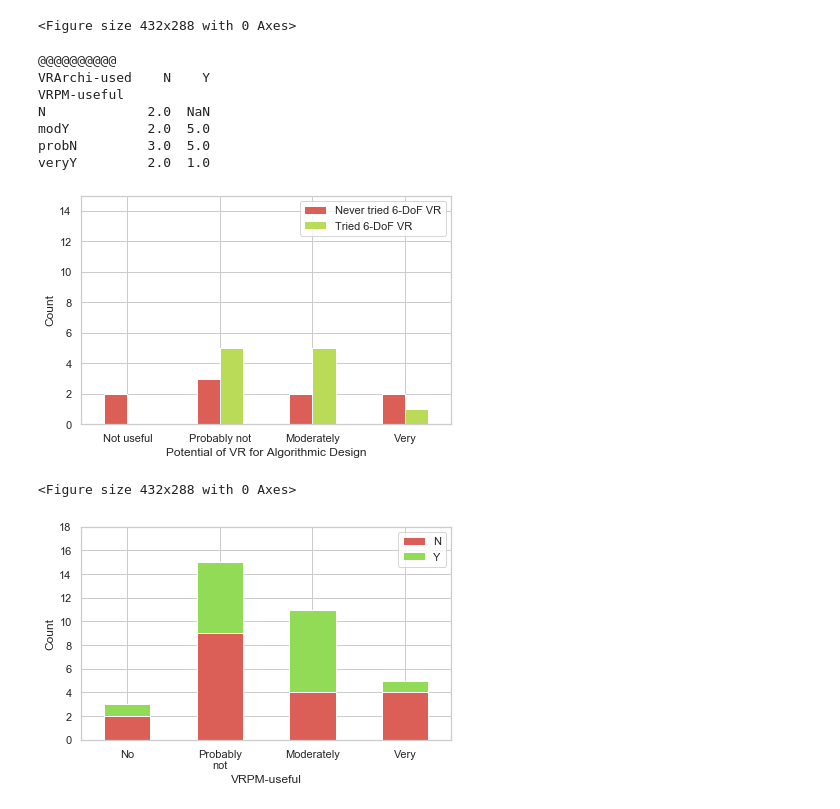
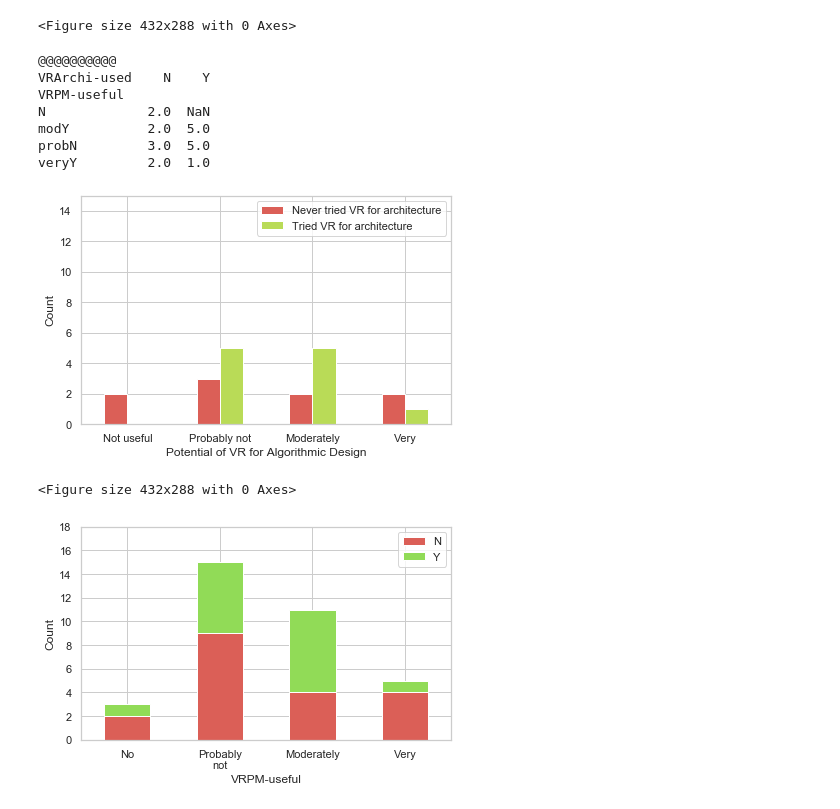
Before and after one commit to qdrien/cibw78-replication, a Jupyter notebook: CIB-W78 processing.ipynb, the cells around one changed output. Drawn from its saved outputs; the diff is of its cells as text; code cells hidden in the pictures.

```diff
--- a/CIB-W78 processing.ipynb
+++ b/CIB-W78 processing.ipynb
@@ -1336,35 +1336,35 @@ df_vrarchi_used = df_vrarchi_used.groupby('VRPM-useful')['VRArchi-used'].value_c
 dropna=True)
 
 df_vrarchi_used = df_vrarchi_used.groupby('VRArchi-used').transform(lambda x: x)
 df_vrarchi_used = df_vrarchi_used.unstack()
 print("@@@@@@@@@@")
 print(df_vrarchi_used)
 
 df_vrarchi_used.columns = pd.CategoricalIndex(df_vrarchi_used.columns.values,
                                                ordered=True,
                                                categories=stack_categories)
 
 df_vrarchi_used = df_vrarchi_used.sort_index(axis=1)
 
 ax = df_vrarchi_used.loc[orderedX].plot.bar(stacked=False, rot=0)
 ax.set_ylim(ymax=15)
 plt.ylabel("Count")
 plt.xlabel("Potential of VR for Algorithmic Design")
-plt.legend(['Never tried 6-DoF VR', 'Tried 6-DoF VR'])
+plt.legend(['Never tried VR for architecture', 'Tried VR for architecture'])
 plt.xticks(np.arange(4), ('Not useful', 'Probably not', 'Moderately', 'Very'))
 plt.tight_layout()
 
 plt.show()
 plt.clf()
 # %% [output]
 @@@@@@@@@@
 VRArchi-used    N    Y
 VRPM-useful
 N             2.0  NaN
 modY          2.0  5.0
 probN         3.0  5.0
 veryY         2.0  1.0
-[figure, old version]
+[figure, new version]
 <Figure size 432x288 with 0 Axes>
 # %%
 #-VRPM-useful-tried-actual-vr- stacked-barplot
```
Also changed, not shown: parts of 1 cell of this notebook.
